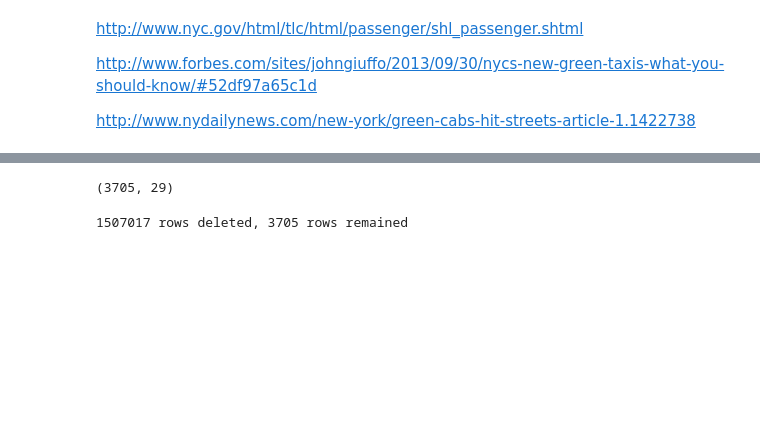
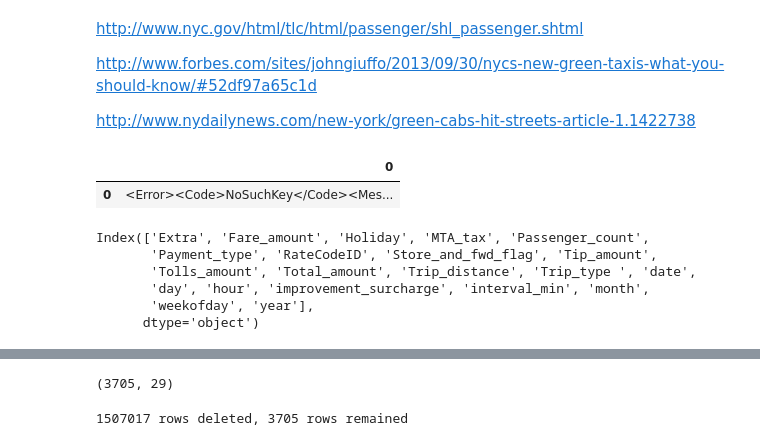
Before and after one commit to MiyainNYC/PySpark-Data-Challenge, a Jupyter notebook: Untitled.ipynb, the cells around one changed output, grey strips where cells are left out. Drawn from its saved outputs; the diff is of its cells as text; code cells hidden in the pictures; blank space fills up the shorter version.

```diff
--- a/Untitled.ipynb
+++ b/Untitled.ipynb
@@ -4,3 +4,50 @@ http://www.nyc.gov/html/tlc/html/passenger/shl_passenger.shtml
 http://www.forbes.com/sites/johngiuffo/2013/09/30/nycs-new-green-taxis-what-you-should-know/#52df97a65c1d
 
 http://www.nydailynews.com/new-york/green-cabs-hit-streets-article-1.1422738
+# %%
+url = 'https://s3.amazonaws.com/nyc-tlc/trip+data/green_tripdata_2013-01.csv'
+s=requests.get(url).content
+c=pd.read_csv(io.StringIO(s.decode('utf-8')),header  = None, skiprows = [0])
+# %%
+c
+# %% [output]
+|  | 0 |
+| 0 | <Error><Code>NoSuchKey</Code><Mes... |
+# %%
+dr = pd.date_range(start='2013-01-01', end='2013-12-31')
+cal = calendar()
+holidays = cal.holidays(start=dr.min(), end=dr.max())
+c['lpep_pickup_datetime'] = pd.to_datetime(c['lpep_pickup_datetime'],format = '%Y-%m-%d %H:%M:%S')
+c['Lpep_dropoff_datetime'] = pd.to_datetime(c['Lpep_dropoff_datetime'],format = '%Y-%m-%d %H:%M:%S')
+c['interval_min'] = list(map(lambda x:x/60,list(map(lambda x: x.total_seconds(), list(c['Lpep_dropoff_datetime'] - c['lpep_pickup_datetime'])))))
+
+            #c = c[c['interval_min']>0]
+            #c = c[c['Trip_distance']/c['interval_min']<0.417]
+
+            #print('%s rows deleted, %s rows remained'%((shape_origin[0]- len(c)),len(c)))
+
+c['weekofday'] = list(map(lambda x: x.weekday(), c['lpep_pickup_datetime']))
+c['hour'] = list(map(lambda x: x.hour, c['lpep_pickup_datetime']))
+c['day'] = list(map(lambda x: x.day, c['lpep_pickup_datetime']))
+c['month'] = list(map(lambda x: x.month, c['lpep_pickup_datetime']))
+c['year'] = list(map(lambda x: x.year, c['lpep_pickup_datetime']))
+c['date'] = list(map(lambda x: x.date(), c['lpep_pickup_datetime']))
+            #c['date'] =  pd.to_datetime(c['date'], format='%d%b%Y:%H:%M:%S.%f')
+c['Holiday'] = c['date'].isin(holidays)
+
+            #print('%d columns added'%(c.shape[1]-shape_origin[1]))
+
+col_del = ['VendorID','lpep_pickup_datetime','Lpep_dropoff_datetime','Pickup_longitude',
+           'Pickup_latitude','Dropoff_longitude','Dropoff_latitude','Ehail_fee']
+for col in col_del:
+    c = c.drop(col, 1)
+
+c = c.reindex_axis(sorted(c.columns), axis=1)
+c.columns
+# %% [output]
+Index(['Extra', 'Fare_amount', 'Holiday', 'MTA_tax', 'Passenger_count',
+       'Payment_type', 'RateCodeID', 'Store_and_fwd_flag', 'Tip_amount',
+       'Tolls_amount', 'Total_amount', 'Trip_distance', 'Trip_type ', 'date',
+       'day', 'hour', 'improvement_surcharge', 'interval_min', 'month',
+       'weekofday', 'year'],
+      dtype='object')
```
Also changed, not shown: parts of 3 cells of this notebook, 2 other files.
